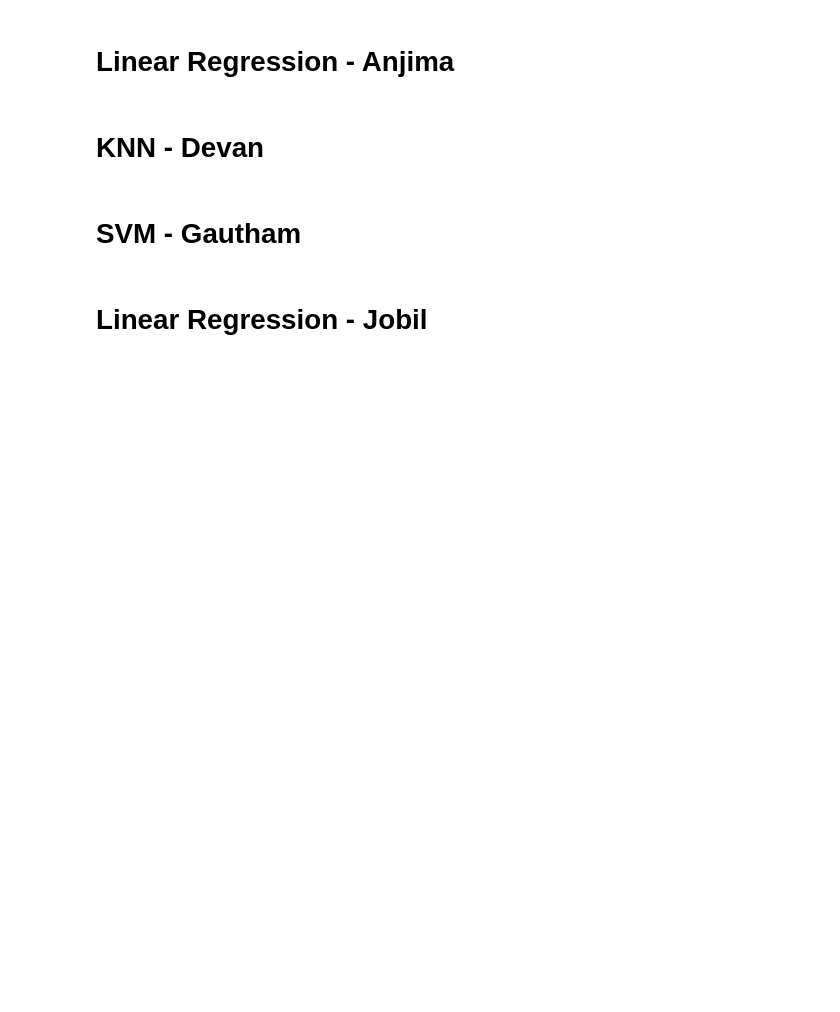
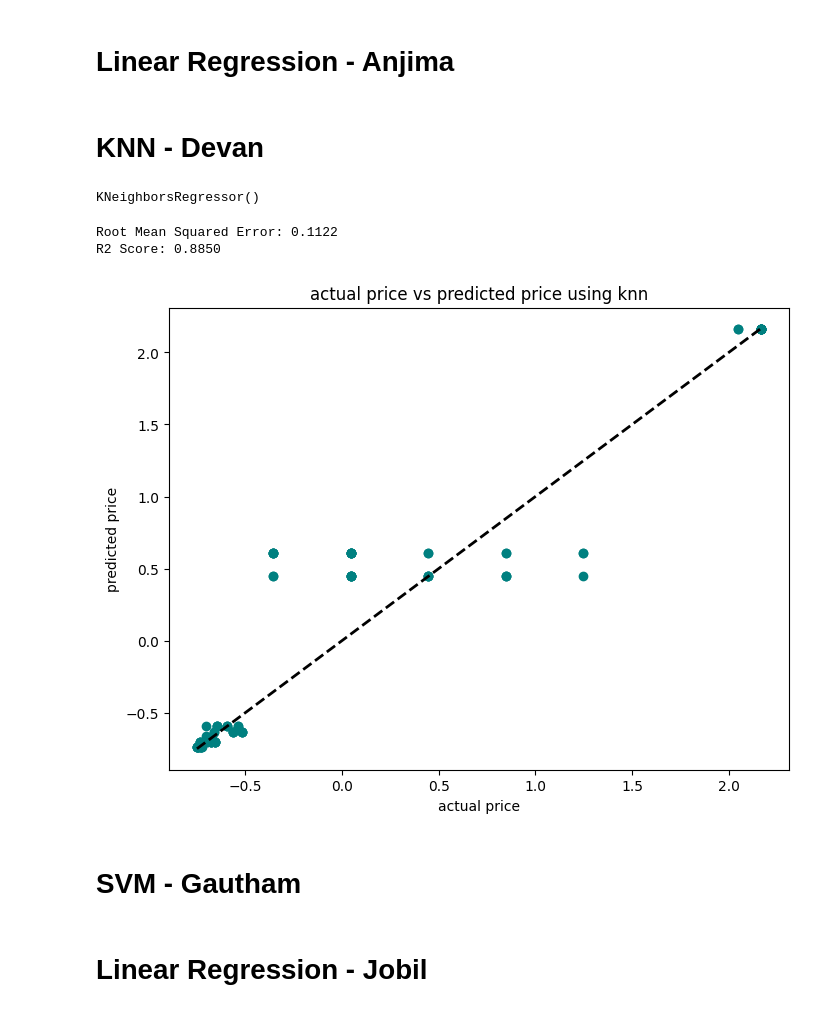
Before and after one commit to AlvinManoj05/Data-Preprocessing-Project, a Jupyter notebook: Data_Processing_Group_Assignment.ipynb, the cells around one changed output. Cells and saved outputs as stored; diff of their text form; code cells hidden in the pictures; blank space fills up the shorter version.

```diff
--- a/Data_Processing_Group_Assignment.ipynb
+++ b/Data_Processing_Group_Assignment.ipynb
@@ -13,7 +13,7 @@ from sklearn.model_selection  import train_test_split
 # %% [markdown]
 ## 2. Load Dataset
 # %%
-df=pd.read_csv("/content/drive/MyDrive/AI_ML/Datasets/istanbul_sales_data.csv")
+df=pd.read_csv("/content/drive/MyDrive/ict/istanbul_sales_data.csv.csv")
 # Change the location of dataset accordingly
 # %% [markdown]
 ## 3.Data Understanding
@@ -405,6 +405,42 @@ X_train,X_test,y_train,y_test=train_test_split(X_scaled,y,test_size=0.2,random_s
 # Linear Regression - Anjima
 # %% [markdown]
 # KNN - Devan
+# %%
+#training model
+from sklearn.neighbors import KNeighborsRegressor
+
+knn = KNeighborsRegressor(n_neighbors = 5)
+
+knn.fit(X_train, y_train)
+# %% [output]
+KNeighborsRegressor()
+# %%
+from sklearn.metrics import mean_squared_error,r2_score
+import numpy as np
+
+y_pred = knn.predict(X_test)
+
+rmse = mean_squared_error(y_test,y_pred)
+rms = np.sqrt(mse)
+r2 = r2_score(y_test,y_pred)
+
+print(f"Root Mean Squared Error: {rmse:.4f}")
+print(f"R2 Score: {r2:.4f}")
+# %% [output]
+Root Mean Squared Error: 0.1122
+R2 Score: 0.8850
+# %%
+import matplotlib.pyplot as plt
+
+plt.figure(figsize=(8,6))
+plt.scatter(y_test,y_pred,color='teal')
+plt.plot([y_test.min(),y_test.max()],[y_test.min(),y_test.max()],'k--',lw=2)
+plt.xlabel("actual price")
+plt.ylabel("predicted price")
+plt.title("actual price vs predicted price using knn")
+plt.show()
+# %% [output]
+[figure, added]
 # %% [markdown]
 # SVM - Gautham
 # %% [markdown]
```
Also changed, not shown: parts of 1 cell of this notebook.
